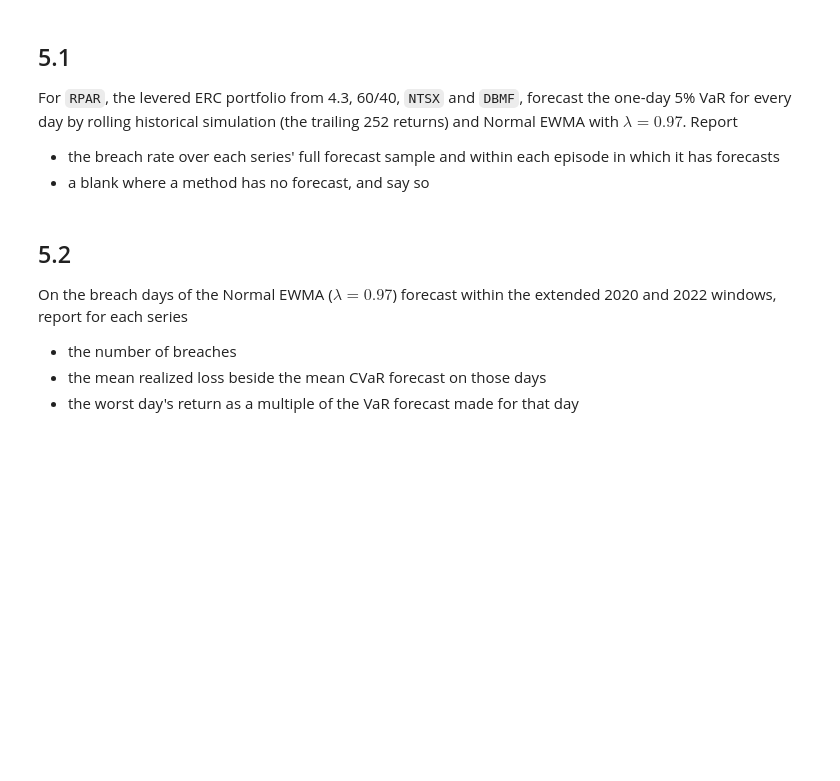
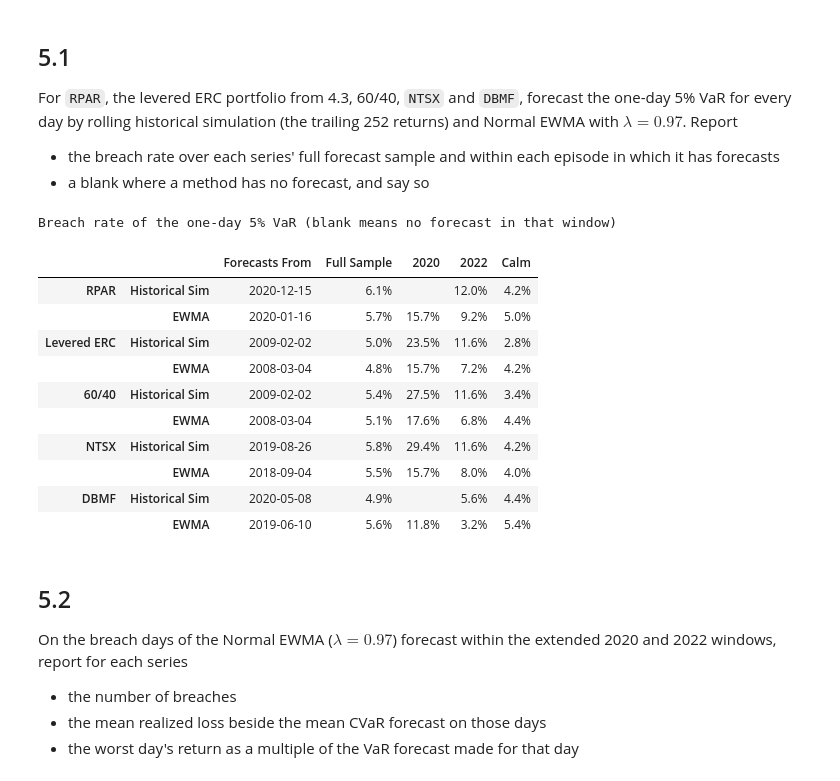
Before and after one commit to hannahkong1/midterm-project, a Jupyter notebook: risk_parity.ipynb, the cells around one changed output. Saved outputs shown, nothing was run; the diff lists cells and outputs as text; code cells hidden in the pictures; blank space fills up the shorter version.

```diff
--- a/risk_parity.ipynb
+++ b/risk_parity.ipynb
@@ -831,6 +787,65 @@ For `RPAR`, the levered ERC portfolio from 4.3, 60/40, `NTSX` and `DBMF`, foreca
 
 * the breach rate over each series' full forecast sample and within each episode in which it has forecasts
 * a blank where a method has no forecast, and say so
+# %%
+from scipy.stats import norm
+LAMBDA = 0.97
+Z_SCORE = norm.ppf(0.05)
+CVAR_MULT = -norm.pdf(Z_SCORE) / 0.05
+
+VAR_WINDOWS = {'2020': ('2020-02-19', '2020-04-30'),
+               '2022': ('2022-01-03', '2022-12-30'),
+               'Calm': ('2023-01-03', '2024-12-31')}
+
+VAR_STATS = {
+    'RPAR': returns['RPAR'].dropna(),
+    'Levered ERC': erc_levered,
+    '60/40': bt['60/40'],
+    'NTSX': returns['NTSX'].dropna(),
+    'DBMF': returns['DBMF'].dropna(),
+}
+# Normal EWMA w lamba 0.97
+def ewma_sigma(r, lam=LAMBDA, seed=21):
+    var = pd.Series(np.nan, index = r.index)
+    var.iloc[seed] = r.iloc[:seed].var()
+    for t in range(seed + 1, len(r)):
+        var.iloc[t] = lam * var.iloc[t - 1] + (1 - lam) * r.iloc[t - 1] ** 2
+    return np.sqrt(var)
+
+var_forecasts = {}
+for name, r in VAR_STATS.items():
+    sigma = ewma_sigma(r)
+    var_forecasts[name] = pd.DataFrame({'return': r, 'Historical Sim VaR': r.rolling(252).quantile(0.05, interpolation='linear').shift(1),
+                                 'EWMA VaR': Z_SCORE * sigma, 'EWMA CVaR': CVAR_MULT * sigma})
+
+def breach_rate(df, method, start = None, end = None):
+    d = df.loc[start:end, ['return', method]].dropna()
+    return (d['return'] < d[method]).mean() if len(d) else np.nan
+
+rows = {}
+for name, fc in var_forecasts.items():
+    for method in ['Historical Sim VaR', 'EWMA VaR']:
+        row = {'Full Sample': breach_rate(fc, method),
+               'Forecasts From': fc[method].first_valid_index().date()}
+        for ep, (start, end) in VAR_WINDOWS.items():
+            row[ep] = breach_rate(fc, method, start, end)
+        rows[(name, method.replace(' VaR', ''))] = row
+breach_51 = pd.DataFrame(rows).T[['Forecasts From', 'Full Sample', '2020', '2022', 'Calm']]
+display(breach_51.style.format({c: '{:.1%}' for c in ['Full Sample', '2020', '2022', 'Calm']}, na_rep = '')
+        .set_caption('Breach rate of the one-day 5% VaR (blank means no forecast in that window)'))
+# %% [output]
+Breach rate of the one-day 5% VaR (blank means no forecast in that window)
+|  |  | Forecasts From | Full Sample | 2020 | 2022 | Calm |
+| RPAR | Historical Sim | 2020-12-15 | 6.1% |  | 12.0% | 4.2% |
+|  | EWMA | 2020-01-16 | 5.7% | 15.7% | 9.2% | 5.0% |
+| Levered ERC | Historical Sim | 2009-02-02 | 5.0% | 23.5% | 11.6% | 2.8% |
+|  | EWMA | 2008-03-04 | 4.8% | 15.7% | 7.2% | 4.2% |
+| 60/40 | Historical Sim | 2009-02-02 | 5.4% | 27.5% | 11.6% | 3.4% |
+|  | EWMA | 2008-03-04 | 5.1% | 17.6% | 6.8% | 4.4% |
+| NTSX | Historical Sim | 2019-08-26 | 5.8% | 29.4% | 11.6% | 4.2% |
+|  | EWMA | 2018-09-04 | 5.5% | 15.7% | 8.0% | 4.0% |
+| DBMF | Historical Sim | 2020-05-08 | 4.9% |  | 5.6% | 4.4% |
+|  | EWMA | 2019-06-10 | 5.6% | 11.8% | 3.2% | 5.4% |
 # %% [markdown]
 ## 5.2
 
```
Also changed, not shown: parts of 18 cells of this notebook.
